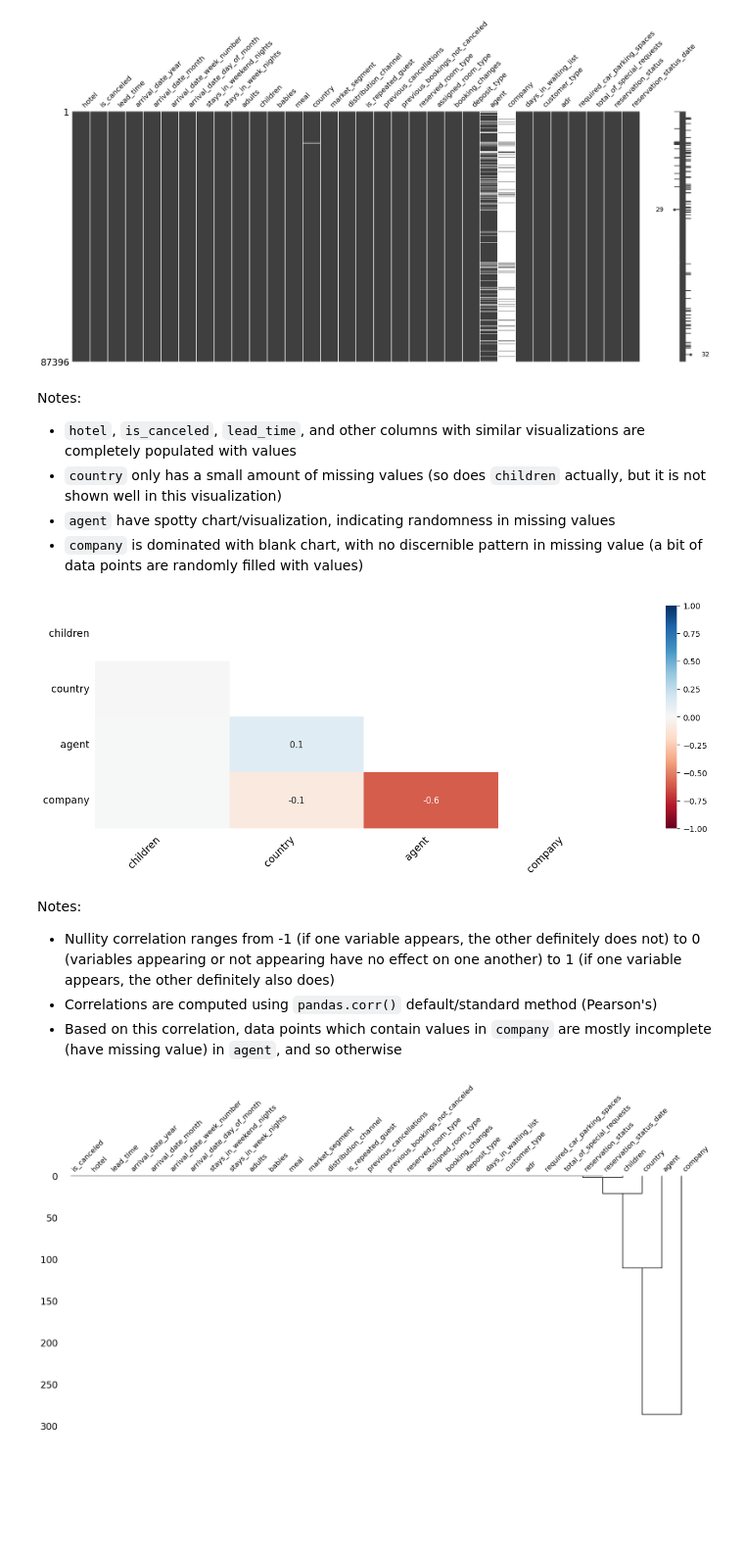
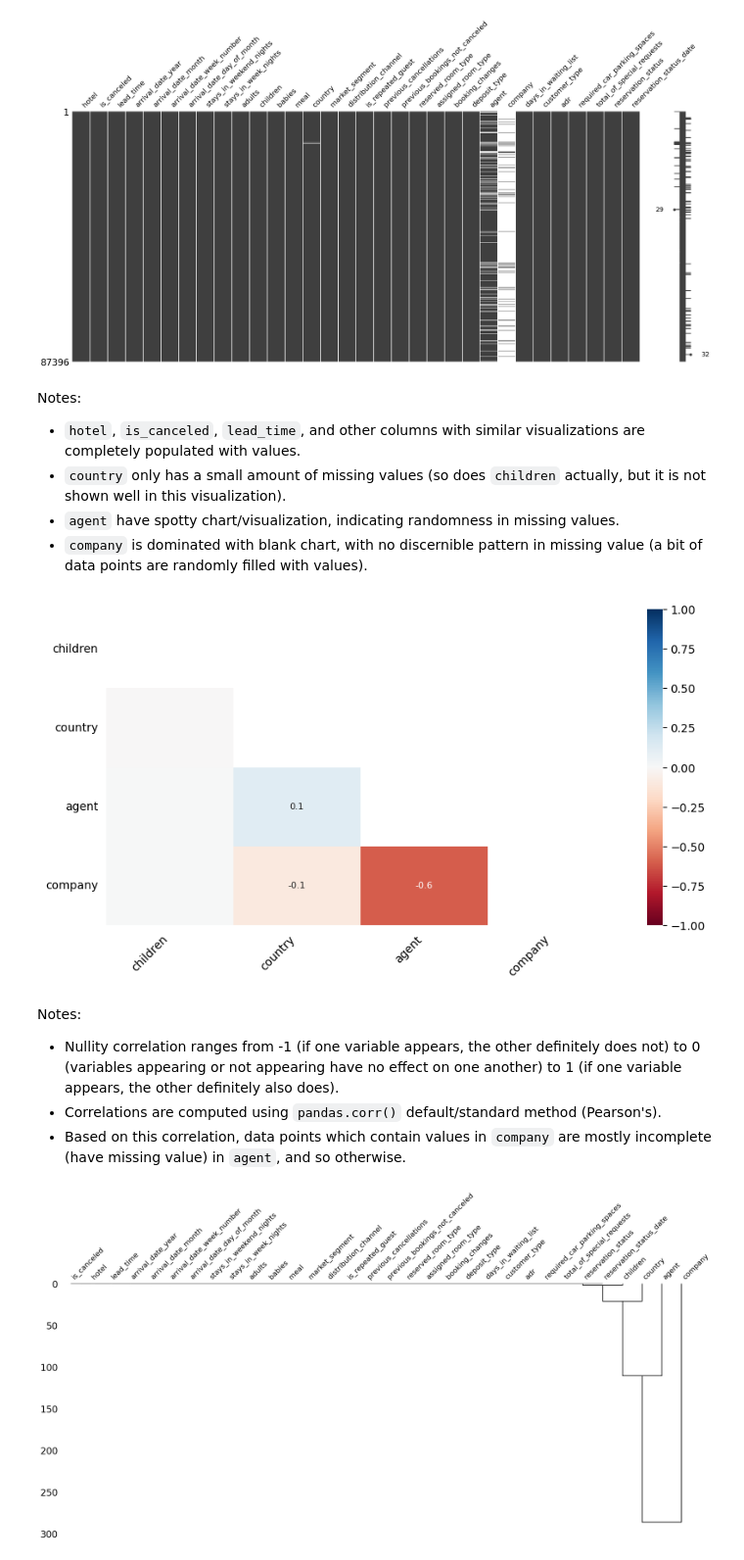
Before and after one commit to garudapaksi-yusuf/Hotel_Booking_Demand, a Jupyter notebook: Hotel_Bookings.ipynb, the cells around one changed output. Shown at 98% size. Drawn from its saved outputs; the diff is of its cells as text; code cells hidden in the pictures; blank space fills up the shorter version.

Commit message:
data analysis & outlier (WIP)

```diff
--- a/Hotel_Bookings.ipynb
+++ b/Hotel_Bookings.ipynb
@@ -500,26 +686,26 @@ plt.show()
 [figure]
 # %% [markdown]
 Notes:
-* `hotel`, `is_canceled`, `lead_time`, and other columns with similar visualizations are completely populated with values
-* `country` only has a small amount of missing values (so does `children` actually, but it is not shown well in this visualization)
-* `agent` have spotty chart/visualization, indicating randomness in missing values
-* `company` is dominated with blank chart, with no discernible pattern in missing value (a bit of data points are randomly filled with values)
+* `hotel`, `is_canceled`, `lead_time`, and other columns with similar visualizations are completely populated with values.
+* `country` only has a small amount of missing values (so does `children` actually, but it is not shown well in this visualization).
+* `agent` have spotty chart/visualization, indicating randomness in missing values.
+* `company` is dominated with blank chart, with no discernible pattern in missing value (a bit of data points are randomly filled with values).
 # %%
 # Plotting heatmap of nullity in dataset
 msno.heatmap(df=df,
-                  figsize=(15, 5), # Applying parameter for smaller figure size
-                  fontsize=12.5) # Applying parameter for smaller font size
+                  figsize=(10, 5), # Applying parameter for smaller figure size
+                  fontsize=10) # Applying parameter for smaller font size
 
 # Displaying chart
 plt.show()
 # %% [output]
-[figure, old version]
+[figure, new version]
 # %% [markdown]
 Notes:
 
-* Nullity correlation ranges from -1 (if one variable appears, the other definitely does not) to 0 (variables appearing or not appearing have no effect on one another) to 1 (if one variable appears, the other definitely also does)
-* Correlations are computed using `pandas.corr()` default/standard method (Pearson's)
-* Based on this correlation, data points which contain values in `company` are mostly incomplete (have missing value) in `agent`, and so otherwise
+* Nullity correlation ranges from -1 (if one variable appears, the other definitely does not) to 0 (variables appearing or not appearing have no effect on one another) to 1 (if one variable appears, the other definitely also does).
+* Correlations are computed using `pandas.corr()` default/standard method (Pearson's).
+* Based on this correlation, data points which contain values in `company` are mostly incomplete (have missing value) in `agent`, and so otherwise.
 # %%
 # Plotting dendrogram of nullity in dataset
 msno.dendrogram(df=df)
```
Also changed, not shown: parts of 59 cells of this notebook.
